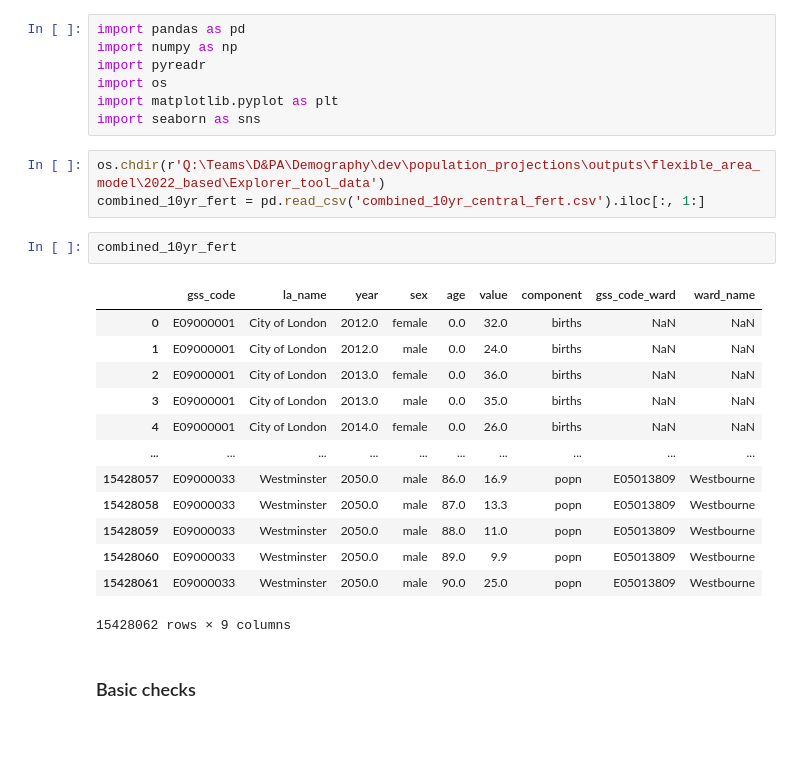
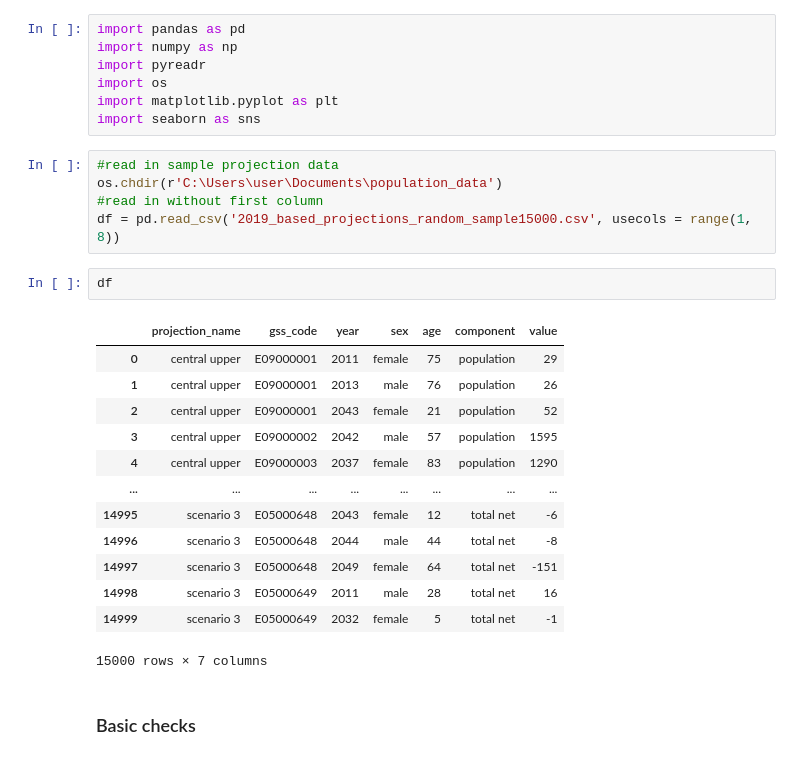
Before and after one commit to SebastianHeslinRees/Projections_QA, a Jupyter notebook: logical_checks_population_projections.ipynb, the cells around one changed output. Cells and saved outputs as stored; diff of their text form.

```diff
--- a/logical_checks_population_projections.ipynb
+++ b/logical_checks_population_projections.ipynb
@@ -7,25 +7,27 @@ import pyreadr
 import os
 import matplotlib.pyplot as plt
 import seaborn as sns
-# %%
-os.chdir(r'Q:\Teams\D&PA\Demography\dev\population_projections\outputs\flexible_area_model\2022_based\Explorer_tool_data')
-combined_10yr_fert = pd.read_csv('combined_10yr_central_fert.csv').iloc[:, 1:]
-# %%
-combined_10yr_fert
-# %% [output]
-|  | gss_code | la_name | year | sex | age | value | component | gss_code_ward | ward_name |
-| 0 | E09000001 | City of London | 2012.0 | female | 0.0 | 32.0 | births | NaN | NaN |
-| 1 | E09000001 | City of London | 2012.0 | male | 0.0 | 24.0 | births | NaN | NaN |
-| 2 | E09000001 | City of London | 2013.0 | female | 0.0 | 36.0 | births | NaN | NaN |
-| 3 | E09000001 | City of London | 2013.0 | male | 0.0 | 35.0 | births | NaN | NaN |
-| 4 | E09000001 | City of London | 2014.0 | female | 0.0 | 26.0 | births | NaN | NaN |
-| ... | ... | ... | ... | ... | ... | ... | ... | ... | ... |
-| 15428057 | E09000033 | Westminster | 2050.0 | male | 86.0 | 16.9 | popn | E05013809 | Westbourne |
-| 15428058 | E09000033 | Westminster | 2050.0 | male | 87.0 | 13.3 | popn | E05013809 | Westbourne |
-| 15428059 | E09000033 | Westminster | 2050.0 | male | 88.0 | 11.0 | popn | E05013809 | Westbourne |
-| 15428060 | E09000033 | Westminster | 2050.0 | male | 89.0 | 9.9 | popn | E05013809 | Westbourne |
-| 15428061 | E09000033 | Westminster | 2050.0 | male | 90.0 | 25.0 | popn | E05013809 | Westbourne |
-15428062 rows × 9 columns
+# %%
+#read in sample projection data
+os.chdir(r'C:\Users\user\Documents\population_data')
+#read in without first column
+df = pd.read_csv('2019_based_projections_random_sample15000.csv', usecols = range(1, 8))
+# %%
+df
+# %% [output]
+|  | projection_name | gss_code | year | sex | age | component | value |
+| 0 | central upper | E09000001 | 2011 | female | 75 | population | 29 |
+| 1 | central upper | E09000001 | 2013 | male | 76 | population | 26 |
+| 2 | central upper | E09000001 | 2043 | female | 21 | population | 52 |
+| 3 | central upper | E09000002 | 2042 | male | 57 | population | 1595 |
+| 4 | central upper | E09000003 | 2037 | female | 83 | population | 1290 |
+| ... | ... | ... | ... | ... | ... | ... | ... |
+| 14995 | scenario 3 | E05000648 | 2043 | female | 12 | total net | -6 |
+| 14996 | scenario 3 | E05000648 | 2044 | male | 44 | total net | -8 |
+| 14997 | scenario 3 | E05000648 | 2049 | female | 64 | total net | -151 |
+| 14998 | scenario 3 | E05000649 | 2011 | male | 28 | total net | 16 |
+| 14999 | scenario 3 | E05000649 | 2032 | female | 5 | total net | -1 |
+15000 rows × 7 columns
 # %% [markdown]
 ### Basic checks
 # %% [markdown]
```
Also changed, not shown: parts of 35 cells of this notebook.
